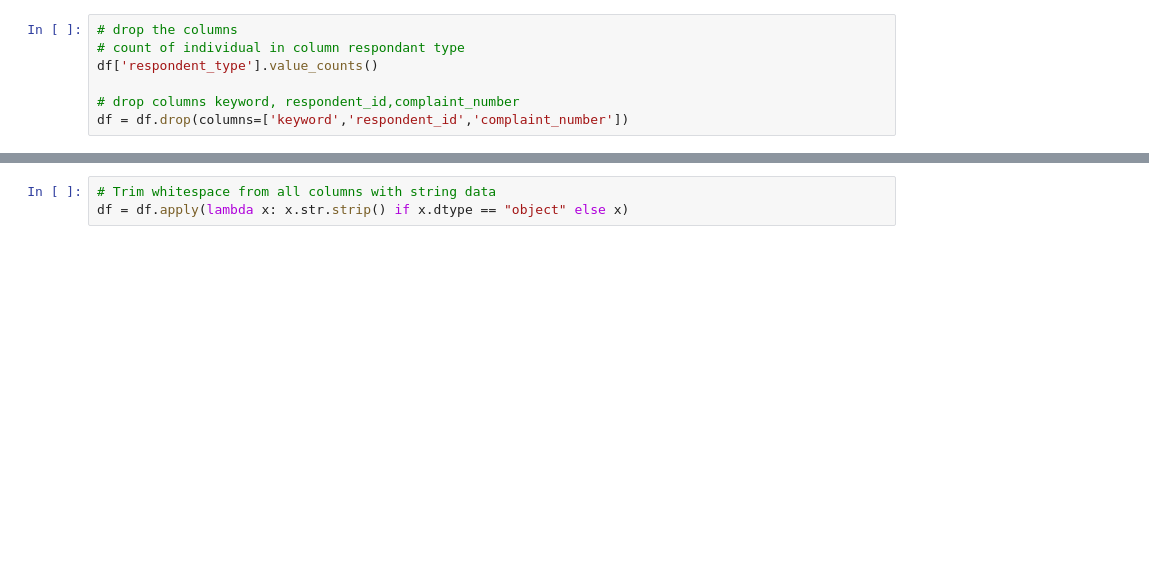
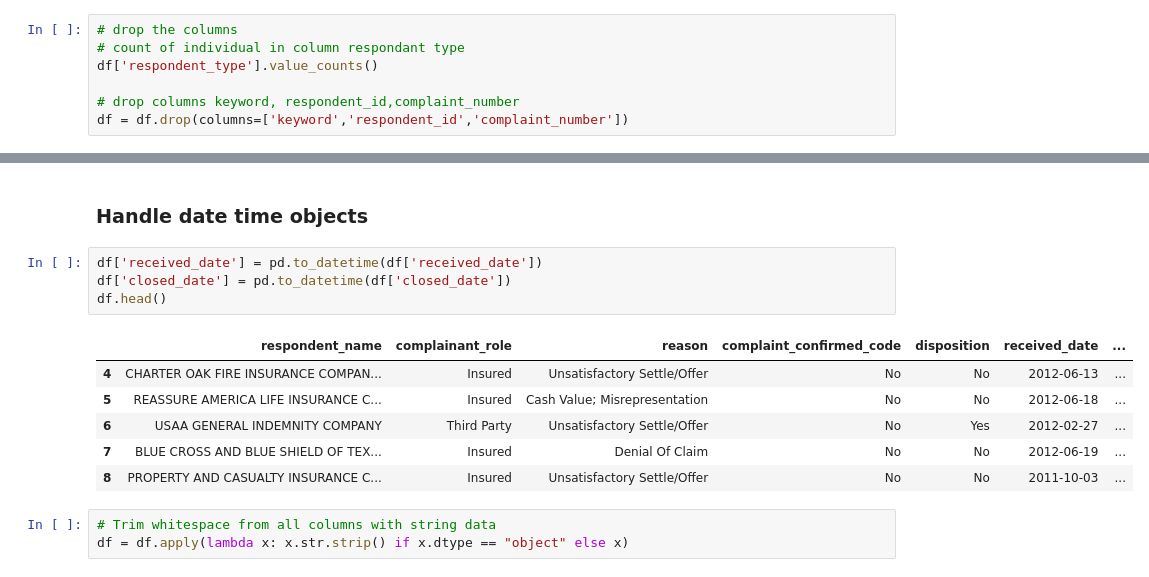
Before and after one commit to gcnabingc/Insurance-conflict-settlements-verdict, a Jupyter notebook: Insurance_complaint_verdict.ipynb, the cells around one changed output, grey strips where cells are left out. Drawn from its saved outputs; the diff is of its cells as text; blank space fills up the shorter version.

```diff
--- a/Insurance_complaint_verdict.ipynb
+++ b/Insurance_complaint_verdict.ipynb
@@ -144,5 +137,18 @@ Data columns (total 14 columns):
 dtypes: object(14)
 memory usage: 23.7+ MB
+# %% [markdown]
+### Handle date time objects
+# %%
+df['received_date'] = pd.to_datetime(df['received_date'])
+df['closed_date'] = pd.to_datetime(df['closed_date'])
+df.head()
+# %% [output]
+|  | respondent_name | complainant_role | reason | complaint_confirmed_code | disposition | received_date | ... |
+| 4 | CHARTER OAK FIRE INSURANCE COMPAN... | Insured | Unsatisfactory Settle/Offer | No | No | 2012-06-13 | ... |
+| 5 | REASSURE AMERICA LIFE INSURANCE C... | Insured | Cash Value; Misrepresentation | No | No | 2012-06-18 | ... |
+| 6 | USAA GENERAL INDEMNITY COMPANY | Third Party | Unsatisfactory Settle/Offer | No | Yes | 2012-02-27 | ... |
+| 7 | BLUE CROSS AND BLUE SHIELD OF TEX... | Insured | Denial Of Claim | No | No | 2012-06-19 | ... |
+| 8 | PROPERTY AND CASUALTY INSURANCE C... | Insured | Unsatisfactory Settle/Offer | No | No | 2011-10-03 | ... |
 # %%
 # Trim whitespace from all columns with string data
 df = df.apply(lambda x: x.str.strip() if x.dtype == "object" else x)
```
Also changed, not shown: parts of 13 cells of this notebook.
